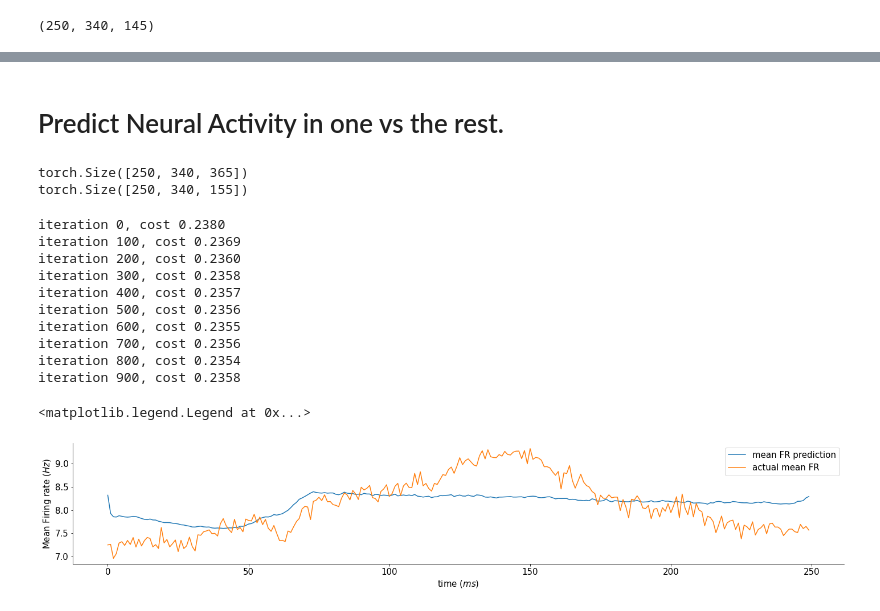
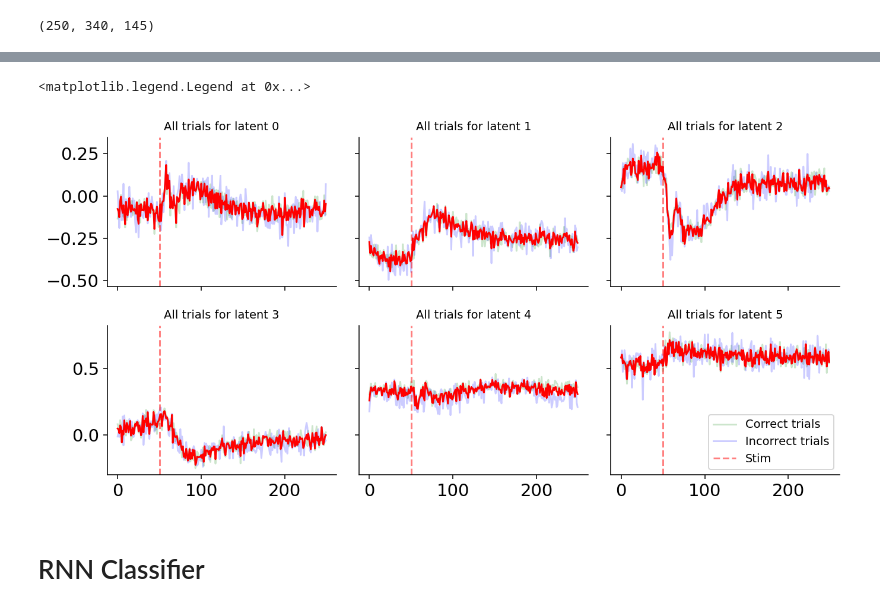
Before and after one commit to Ninja-State/NMA-DL-Project, a Jupyter notebook: NMA_DL_Project.ipynb, the cells around one changed output, grey strips where cells are left out. Saved outputs shown, nothing was run; the diff lists cells and outputs as text; code cells hidden in the pictures.

Commit message:
Added RNN Classifier - NOT FULLY TESTED

```diff
--- a/NMA_DL_Project.ipynb
+++ b/NMA_DL_Project.ipynb
@@ -465,2 +462,0 @@ plt.show()
-# %% [markdown]
-# Predict Neural Activity in one vs the rest.
@@ -470,8 +462,0 @@ area_to_predict = labeling_df['Area']=='Thalamus'
-# %%
-data_X = torch.from_numpy(dat['spks'][predicting_areas,:,:].T).to(device).float()
-data_to_predict = torch.from_numpy(dat['spks'][area_to_predict,:,:].T).to(device).float()
-print(data_X.shape)
-print(data_to_predict.shape)
-# %% [output]
-torch.Size([250, 340, 365])
-torch.Size([250, 340, 155])
@@ -490,15 +462,0 @@ net.fc.bias.data[:] = data_to_predict.mean((0,1))
-# %%
-trainmodel(net,data_X,data_to_predict,1000)
-# %% [output]
-iteration 0, cost 0.2380
-iteration 100, cost 0.2369
-iteration 200, cost 0.2360
-iteration 300, cost 0.2358
-iteration 400, cost 0.2357
-iteration 500, cost 0.2356
-iteration 600, cost 0.2355
-iteration 700, cost 0.2356
-iteration 800, cost 0.2354
-iteration 900, cost 0.2358
-# %%
-pred, latent = evaluatemodel(data_X,net)
@@ -509,9 +463,14 @@ data_to_predict_detached = data_to_predict.detach().cpu().numpy()
-# %%
-plt.plot(rpred.mean((1,2))*1/binsize, label='mean FR prediction')
-plt.plot(data_to_predict_detached.mean((1,2))*1/binsize, label = 'actual mean FR')
-plt.ylabel('Mean Firing rate ($Hz$)')
-plt.xlabel('time ($ms$)')
-plt.legend()
-# %% [output]
-<matplotlib.legend.Legend at 0x...>
-[figure, removed]
+# %%
+fig, ax = plt.subplots(2, 3, sharex='col', sharey='row', figsize = (10,5), dpi = 140)
+for latent_idx, item in enumerate(ax.reshape(-1)):
+  item.plot(latent[:, is_correct[cut:]==True, latent_idx].mean(1),color ='green',alpha=0.2, label='Correct trials')
+  item.plot(latent[:, is_correct[cut:]==False, latent_idx].mean(1),color ='blue',alpha=0.2, label='Incorrect trials')
+  item.plot(latent[:, :, latent_idx].mean(axis=1),color ='red')
+  item.set_title(f'All trials for latent {latent_idx}', fontsize=10)
+  item.axvline(x=50,ls = '--', alpha = 0.5, c = 'r', label='Stim')
+plt.legend(fontsize=10)
+# %% [output]
+<matplotlib.legend.Legend at 0x...>
+[figure, added]
+# %% [markdown]
+# RNN Classifier
```
Also changed, not shown: parts of 22 cells of this notebook.
